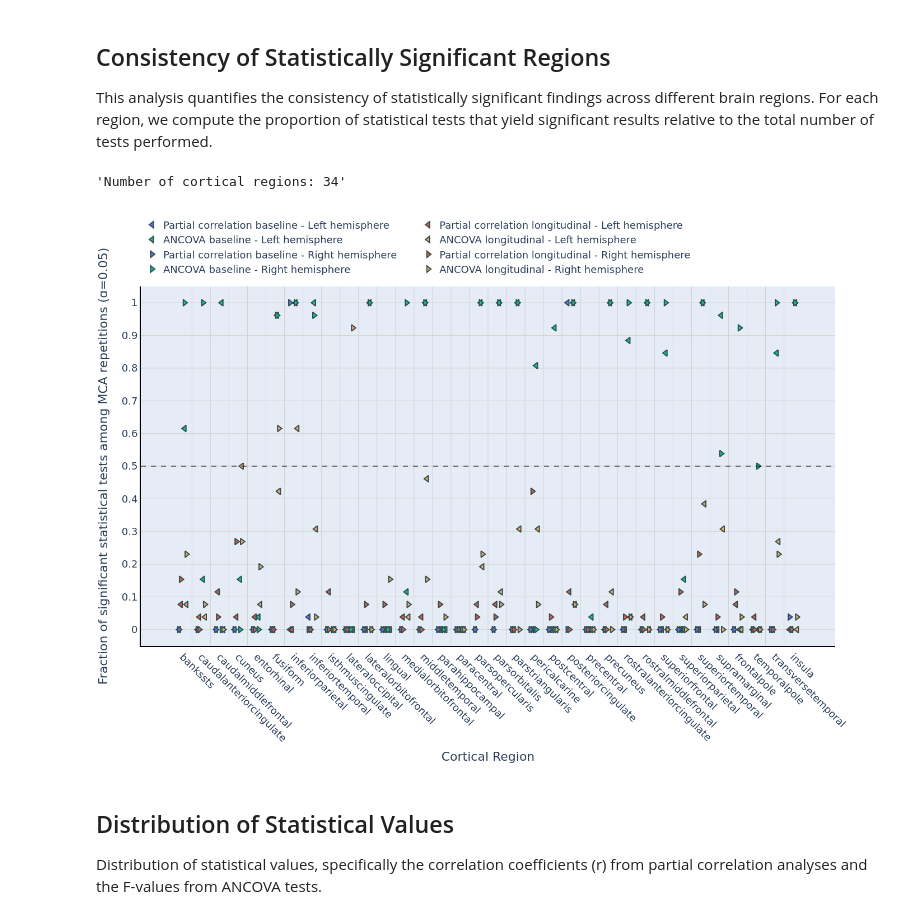
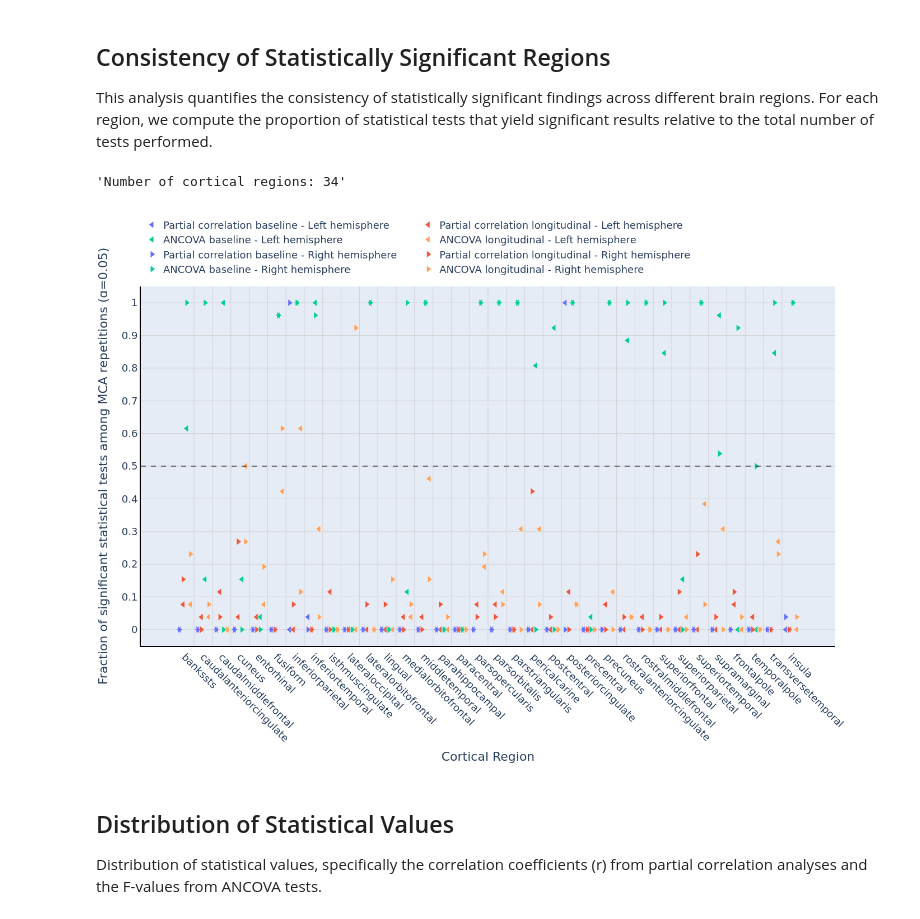
Before and after one commit to yohanchatelain/VIP-python-client, a Jupyter notebook: example/freesurfer-fuzzy/notebooks/clinical/plot/plot-cortical_area.ipynb, the cells around one changed output. Cells and saved outputs as stored; diff of their text form; code cells hidden in the pictures.

Commit message:
Update clinical figures

```diff
--- a/example/freesurfer-fuzzy/notebooks/clinical/plot/plot-cortical_area.ipynb
+++ b/example/freesurfer-fuzzy/notebooks/clinical/plot/plot-cortical_area.ipynb
@@ -570,8 +565,8 @@ display(f"Number of cortical regions: {len(cortical_regions)}")
 fig = go.Figure()
 
 colormap = px.colors.qualitative.Plotly
-marker_size = 10
-marker_line = dict(width=2, color="DarkSlateGrey")
+marker_size = 11
+marker_line = dict(width=0.5, color="White")
 
 
 def get_jittered_positions(length, jitter_amount):
@@ -590,7 +585,7 @@ for hemisphere, symbol in [
     ]
     if not data_subset.empty:
         pcorr_base = go.Scatter(
-            x=get_jittered_positions(len(data_subset), -0.2),
+            x=get_jittered_positions(len(data_subset), -0.3),
             y=data_subset["significant"],
             mode="markers",
             marker=dict(
@@ -650,7 +645,7 @@ for hemisphere, symbol in [
     ]
     if not data_subset.empty:
         ancova_long = go.Scatter(
-            x=get_jittered_positions(len(data_subset), 0.2),
+            x=get_jittered_positions(len(data_subset), 0.3),
             y=data_subset["significant"],
             mode="markers",
             marker=dict(
@@ -695,34 +690,34 @@ fig.update_xaxes(
     showgrid=False,  # Turn off default grid
     showline=True,
     linewidth=2,
     linecolor="black",
 )
 fig.update_yaxes(
     gridcolor="LightGray",
     gridwidth=1,
     zeroline=False,
     showgrid=True,
     showline=True,
     linewidth=2,
     linecolor="black",
 )
 
 # Add custom vertical grid lines positioned between cortical regions
 for i in range(len(cortical_regions) - 1):
     fig.add_vline(x=i + 0.5, line=dict(color="LightGray", width=1), layer="below")
 
 # Increase font size
 fig.update_layout(font=dict(size=18))
 
 fig.add_hline(y=0.5, line_color="black", line_width=1, line_dash="dash")
 
 fig.update_layout(width=1400, height=1000)
 
 write_image(fig, "cortical_area_significance_correlation.pdf")
 show_figure(fig)
 # %% [output]
 'Number of cortical regions: 34'
-[figure, old version]
+[figure, new version]
 # %% [markdown]
 ## Distribution of Statistical Values
 
```
Also changed, not shown: parts of 1 cell of this notebook, 27 other files.
